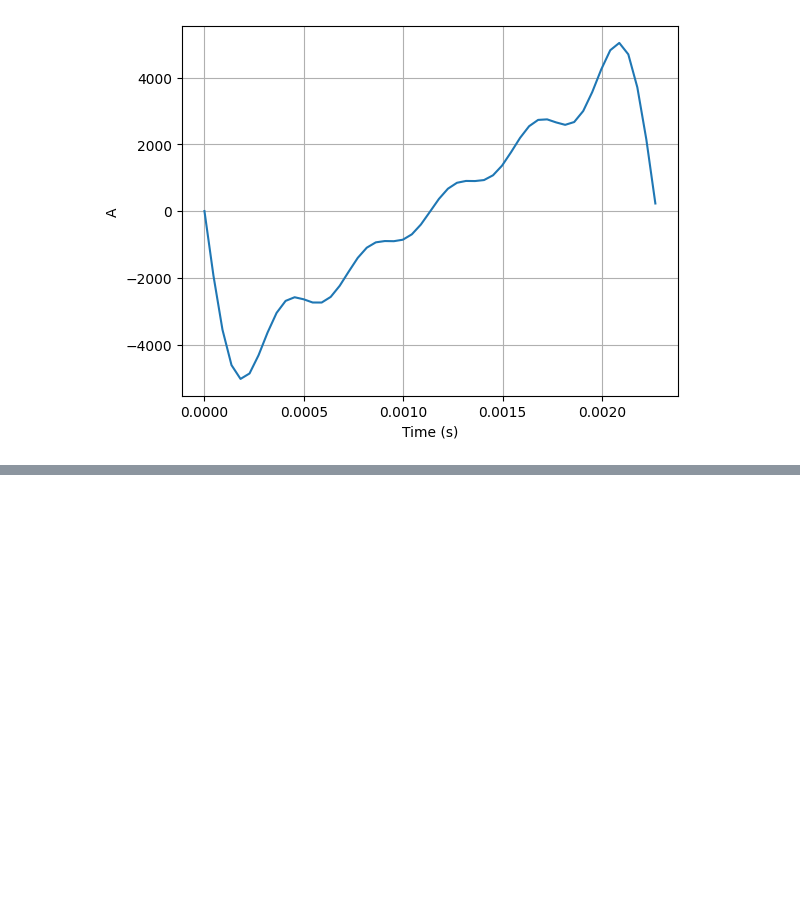
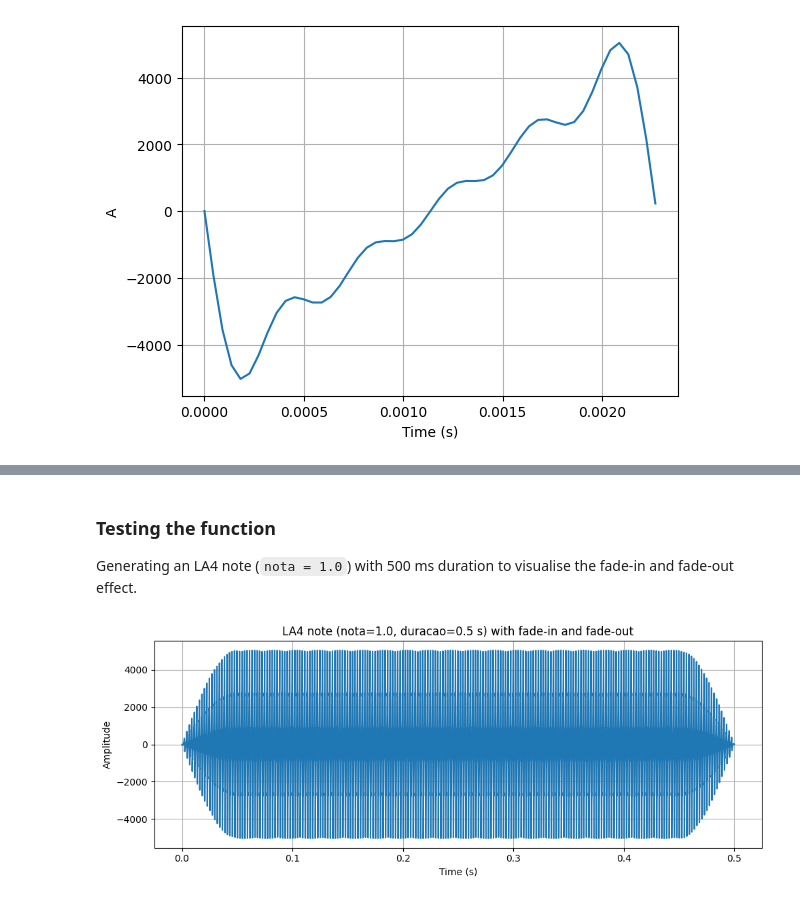
Before and after one commit to Nunomota1/Audio_Assignment_2, a Jupyter notebook: audio_assignement.ipynb, the cells around one changed output, grey strips where cells are left out. Drawn from its saved outputs; the diff is of its cells as text; code cells hidden in the pictures; blank space fills up the shorter version.

```diff
--- a/audio_assignement.ipynb
+++ b/audio_assignement.ipynb
@@ -31,0 +36,50 @@ plt.show()
+# %%
+import numpy as np
+import matplotlib.pyplot as plt
+
+def geranota(nota, duracao, Fs):
+    # Period of the desired note.
+
+    T0 = 1.0 / (440.0 * nota)
+    A = 5000
+
+    # Time vector for the full duration
+    t = np.arange(0, duracao, 1.0 / Fs)
+    amostras = np.zeros(len(t))
+
+    # Waveform synthesis using the first 5 terms of the summation
+
+    F = 1.0 / T0
+    for k in range(1, 6):
+        amostras += -(2.0 * A / (np.pi * k)) * np.sin(2.0 * np.pi * k * F * t)
+
+    # Fade-in and fade-out using the first quarter-period of a sine:
+    # smooth ramp 0 -> 1 over the first 1/10, and 1 -> 0 over the last 1/10.
+    N = len(amostras)
+    L = N // 10
+    if L > 0:
+        ramp = np.sin(np.linspace(0, np.pi / 2, L))
+        amostras[:L]  *= ramp
+        amostras[-L:] *= ramp[::-1]
+
+    return amostras
+# %% [markdown]
+### Testing the function
+
+Generating an LA4 note (`nota = 1.0`) with 500 ms duration to visualise the fade-in and fade-out effect.
+# %%
+Fs = 22050
+y = geranota(1.0, 0.5, Fs)
+
+t_axis = np.arange(len(y)) / Fs
+
+plt.figure(figsize=(10, 4))
+plt.plot(t_axis, y)
+plt.title("LA4 note (nota=1.0, duracao=0.5 s) with fade-in and fade-out")
+plt.xlabel("Time (s)")
+plt.ylabel("Amplitude")
+plt.grid()
+plt.tight_layout()
+plt.show()
+# %% [output]
+[figure, added]
```
Also changed, not shown: parts of 1 cell of this notebook, 1 other file.
